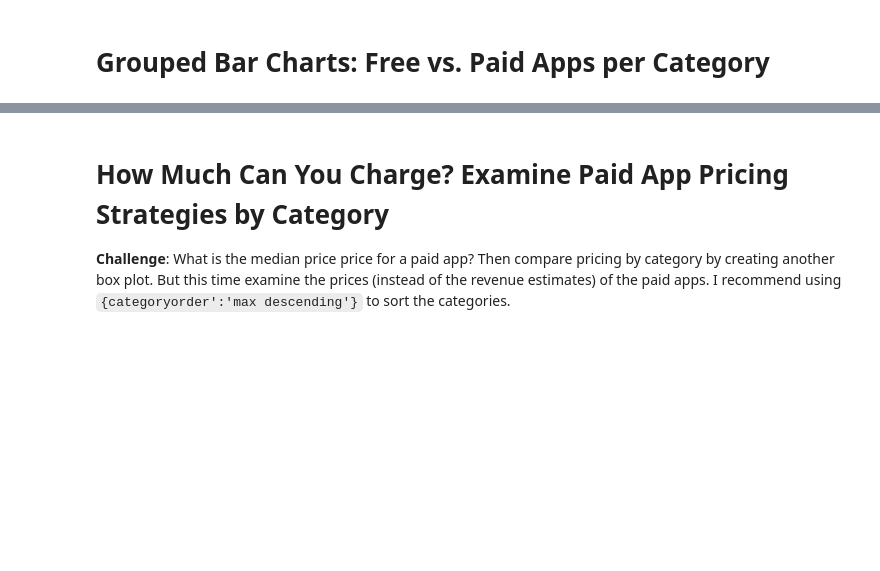
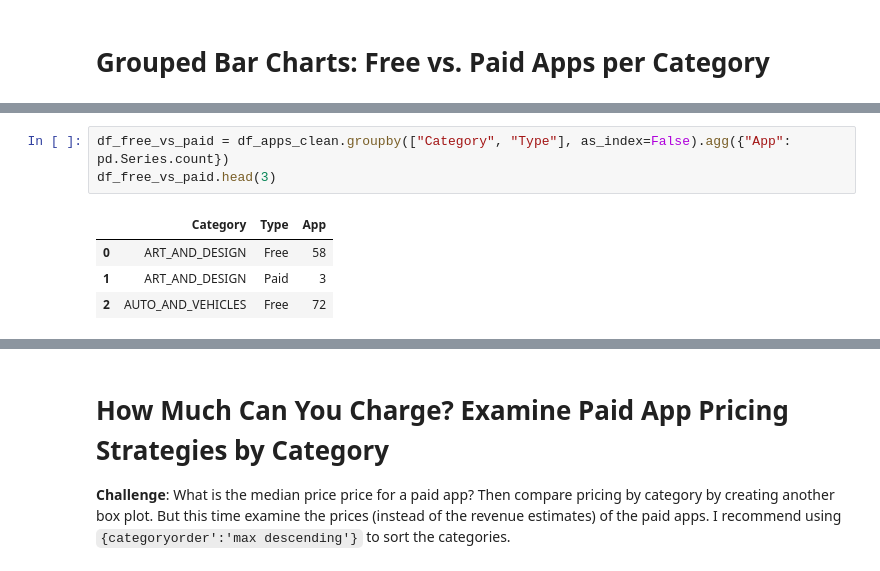
Before and after one commit to buholica/python_bootcamp, a Jupyter notebook: 59-81_days/76_android_app_store_data/Google Play Store App Analytics.ipynb, the cells around one changed output, grey strips where cells are left out. Saved outputs shown, nothing was run; the diff lists cells and outputs as text; blank space fills up the shorter version.

```diff
--- a/59-81_days/76_android_app_store_data/Google Play Store App Analytics.ipynb
+++ b/59-81_days/76_android_app_store_data/Google Play Store App Analytics.ipynb
@@ -345,3 +486,11 @@ Try experimenting with the built in colour scales in Plotly. You can find a full
+# %%
+df_free_vs_paid = df_apps_clean.groupby(["Category", "Type"], as_index=False).agg({"App": pd.Series.count})
+df_free_vs_paid.head(3)
+# %% [output]
+|  | Category | Type | App |
+| 0 | ART_AND_DESIGN | Free | 58 |
+| 1 | ART_AND_DESIGN | Paid | 3 |
+| 2 | AUTO_AND_VEHICLES | Free | 72 |
 # %% [markdown]
 **Challenge**: Use the plotly express bar [chart examples](https://plotly.com/python/bar-charts/#bar-chart-with-sorted-or-ordered-categories) and the [.bar() API reference](https://plotly.com/python-api-reference/generated/plotly.express.bar.html#plotly.express.bar) to create this bar chart:
 
```
Also changed, not shown: parts of 29 cells of this notebook.
